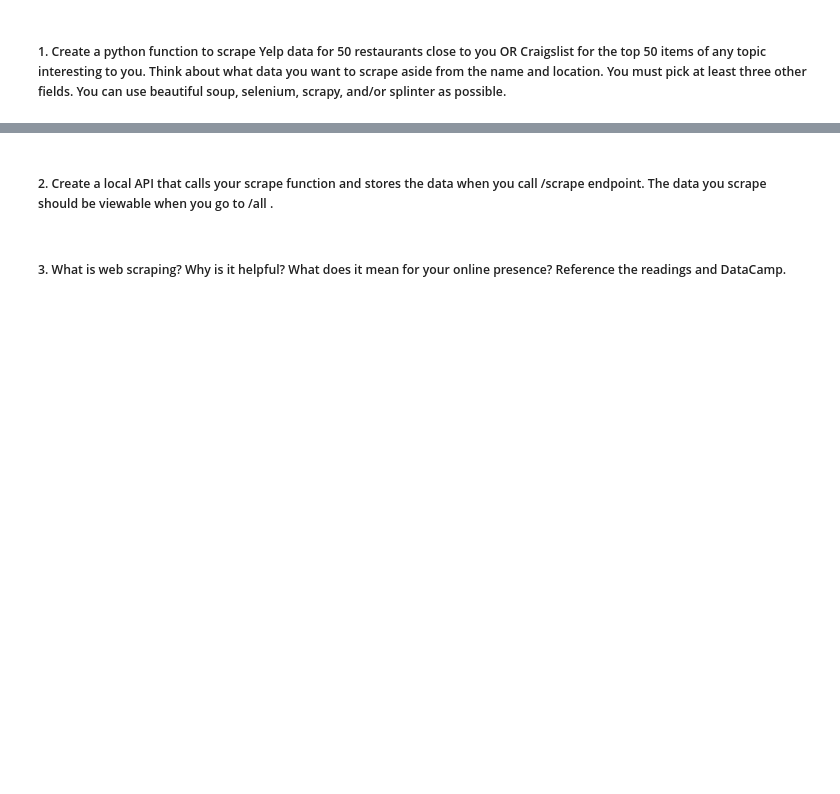
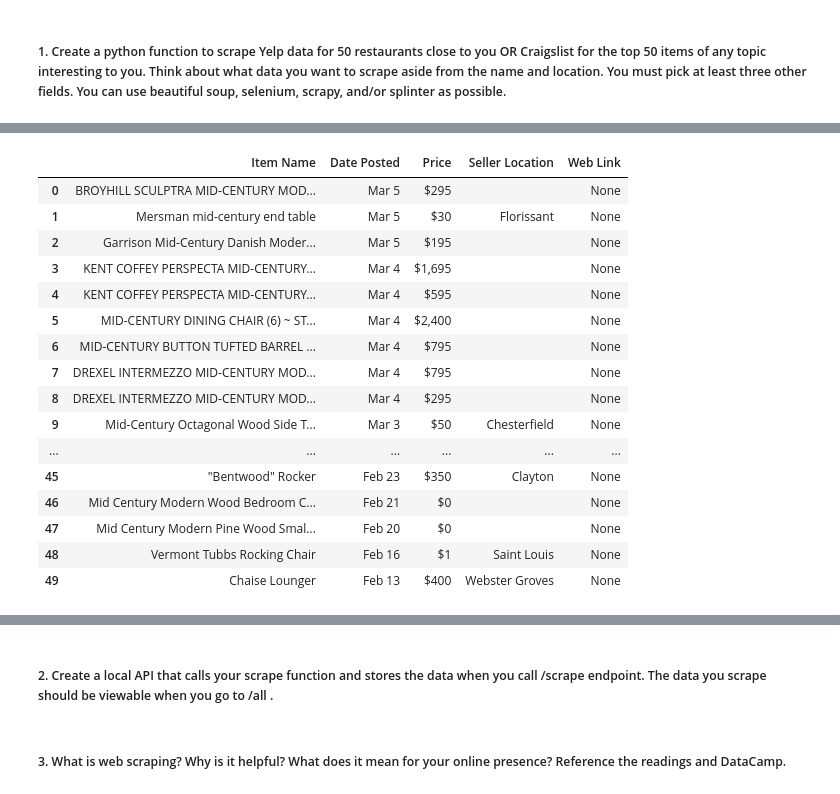
Before and after one commit to jmort16/week_22, a Jupyter notebook: wk_22_hmwk.ipynb, the cells around one changed output, grey strips where cells are left out. Drawn from its saved outputs; the diff is of its cells as text; code cells hidden in the pictures; blank space fills up the shorter version.

```diff
--- a/wk_22_hmwk.ipynb
+++ b/wk_22_hmwk.ipynb
@@ -1,2 +11,8 @@
 # %% [markdown]
 ##### 1.	Create a python function to scrape Yelp data for 50 restaurants close to you OR Craigslist for the top 50 items of any topic interesting to you. Think about what data you want to scrape aside from the name and location. You must pick at least three other fields. You can use beautiful soup, selenium, scrapy, and/or splinter as possible.
+# %%
+url ='https://stlouis.craigslist.org/search/fua?query=mid-century'
+
+#get page response
+response = requests.get(url)
+response
@@ -2,0 +21,4 @@
+# %%
+response.text
+soup = bs(response.text,'html.parser')
+print(soup.prettify())
@@ -2,0 +43,4 @@
+# %%
+# get the div class = quote
+furn_divs = soup.find_all('li',class_='result-row')
+furn_divs
@@ -2,0 +65,55 @@
+# %%
+first_fifty_furn=[]
+
+for mcm_furn in furn_divs[:50]:
+    try:
+        #find the item name
+        furn_title = mcm_furn.find('a', class_='result-title hdrlnk').text
+        #print(furn_title)
+
+        #find the date item was posted
+        furn_date = mcm_furn.find('time', class_='result-date').text
+        #print(furn_date)
+
+        #find the item price
+        furn_price = mcm_furn.find('span', class_="result-price").text
+        #print(furn_price)
+
+        #find the seller location
+        furn_loc = (mcm_furn.find('span', class_="result-hood").text)[2:-2]
+        #print(furn_loc)
+
+        #find the listing link
+        #furn_link = mcm_furn.find('a', class_="result-title hdrlnk").txt
+        #print(furn_link)
+
+        furn_dict = {'Item Name':furn_title,
+                       'Date Posted':furn_date,
+                       'Price':furn_price,
+                     'Seller Location':furn_loc,
+                    'Web Link':furn_link}
+
+        first_fifty_furn.append(furn_dict)
+    except AttributeError as e:
+        print(e)
+
+first_fifty_furn_df = pd.DataFrame(first_fifty_furn)
+first_fifty_furn_df
+# %% [output]
+|  | Item Name | Date Posted | Price | Seller Location | Web Link |
+| 0 | BROYHILL SCULPTRA MID-CENTURY MOD... | Mar 5 | $295 |  | None |
+| 1 | Mersman mid-century end table | Mar 5 | $30 | Florissant | None |
+| 2 | Garrison Mid-Century Danish Moder... | Mar 5 | $195 |  | None |
+| 3 | KENT COFFEY PERSPECTA MID-CENTURY... | Mar 4 | $1,695 |  | None |
+| 4 | KENT COFFEY PERSPECTA MID-CENTURY... | Mar 4 | $595 |  | None |
+| 5 | MID-CENTURY DINING CHAIR (6) ~ ST... | Mar 4 | $2,400 |  | None |
+| 6 | MID-CENTURY BUTTON TUFTED BARREL ... | Mar 4 | $795 |  | None |
+| 7 | DREXEL INTERMEZZO MID-CENTURY MOD... | Mar 4 | $795 |  | None |
+| 8 | DREXEL INTERMEZZO MID-CENTURY MOD... | Mar 4 | $295 |  | None |
+| 9 | Mid-Century Octagonal Wood Side T... | Mar 3 | $50 | Chesterfield | None |
+| ... | ... | ... | ... | ... | ... |
+| 45 | "Bentwood" Rocker | Feb 23 | $350 | Clayton | None |
+| 46 | Mid Century Modern Wood Bedroom C... | Feb 21 | $0 |  | None |
+| 47 | Mid Century Modern Pine Wood Smal... | Feb 20 | $0 |  | None |
+| 48 | Vermont Tubbs Rocking Chair | Feb 16 | $1 | Saint Louis | None |
+| 49 | Chaise Lounger | Feb 13 | $400 | Webster Groves | None |
```
Also changed, not shown: parts of 5 cells of this notebook.
